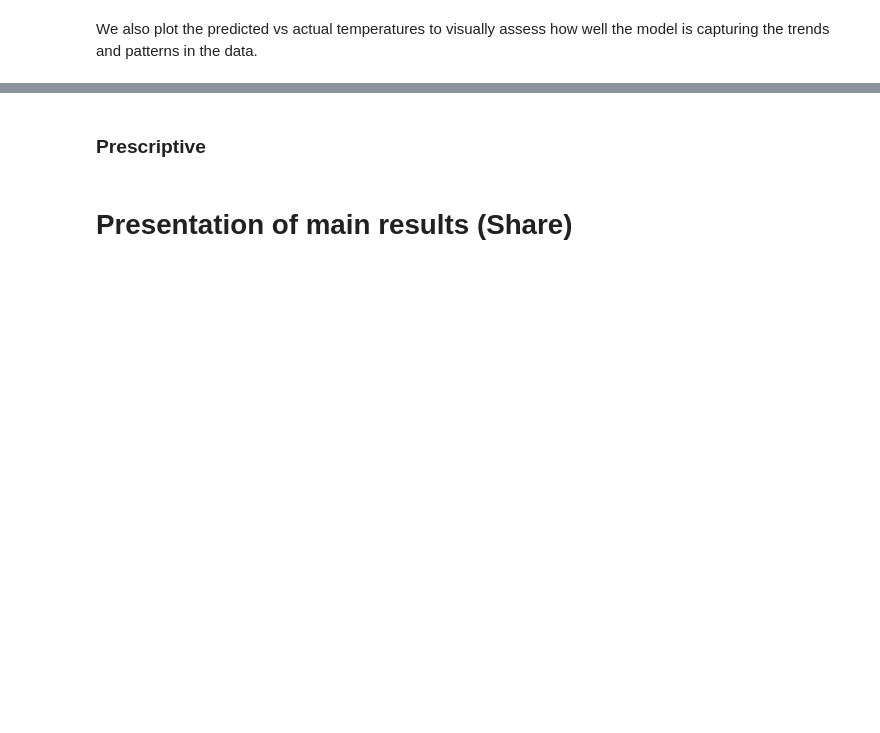
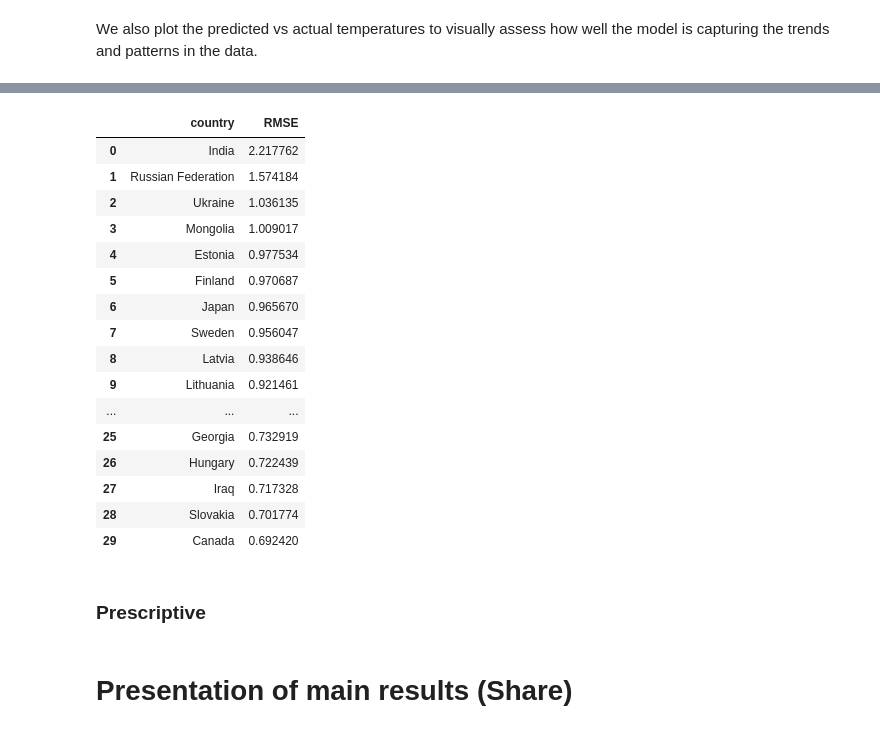
Before and after one commit to tempestormX/sc3021, a Jupyter notebook: SC3021_FDAG_T13.ipynb, the cells around one changed output, grey strips where cells are left out. Cells and saved outputs as stored; diff of their text form; code cells hidden in the pictures; blank space fills up the shorter version.

```diff
--- a/SC3021_FDAG_T13.ipynb
+++ b/SC3021_FDAG_T13.ipynb
@@ -4748,7 +4784,25 @@ country_rmse_df = pd.DataFrame({
     "RMSE": list(country_rmse.values())
 }).sort_values(by="RMSE", ascending=False).reset_index(drop=True)
 # %%
-country_rmse_df.head(10)
+country_rmse_df.head(30)
+# %% [output]
+|  | country | RMSE |
+| 0 | India | 2.217762 |
+| 1 | Russian Federation | 1.574184 |
+| 2 | Ukraine | 1.036135 |
+| 3 | Mongolia | 1.009017 |
+| 4 | Estonia | 0.977534 |
+| 5 | Finland | 0.970687 |
+| 6 | Japan | 0.965670 |
+| 7 | Sweden | 0.956047 |
+| 8 | Latvia | 0.938646 |
+| 9 | Lithuania | 0.921461 |
+| ... | ... | ... |
+| 25 | Georgia | 0.732919 |
+| 26 | Hungary | 0.722439 |
+| 27 | Iraq | 0.717328 |
+| 28 | Slovakia | 0.701774 |
+| 29 | Canada | 0.692420 |
 # %% [markdown]
 ### Prescriptive
 # %%
```
Also changed, not shown: parts of 10 cells of this notebook.
